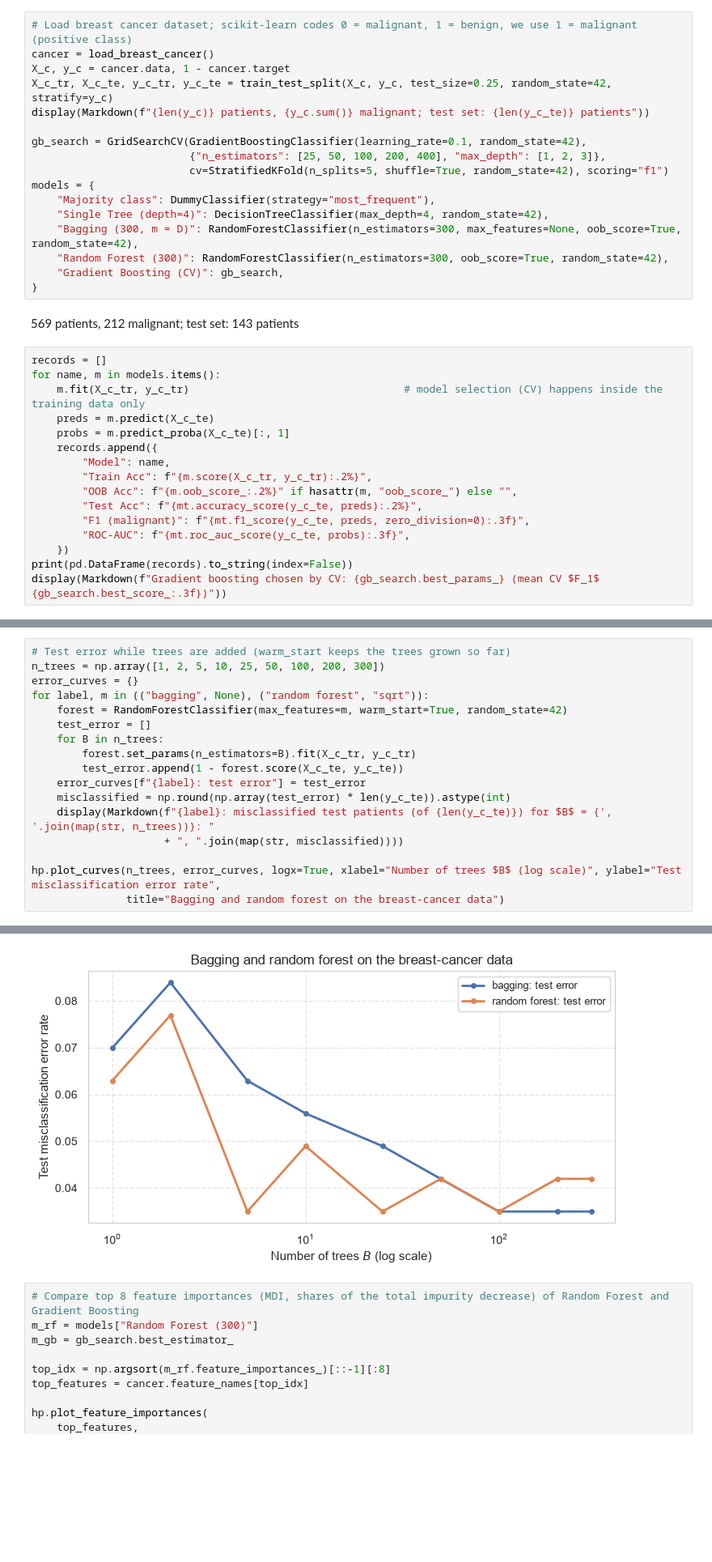
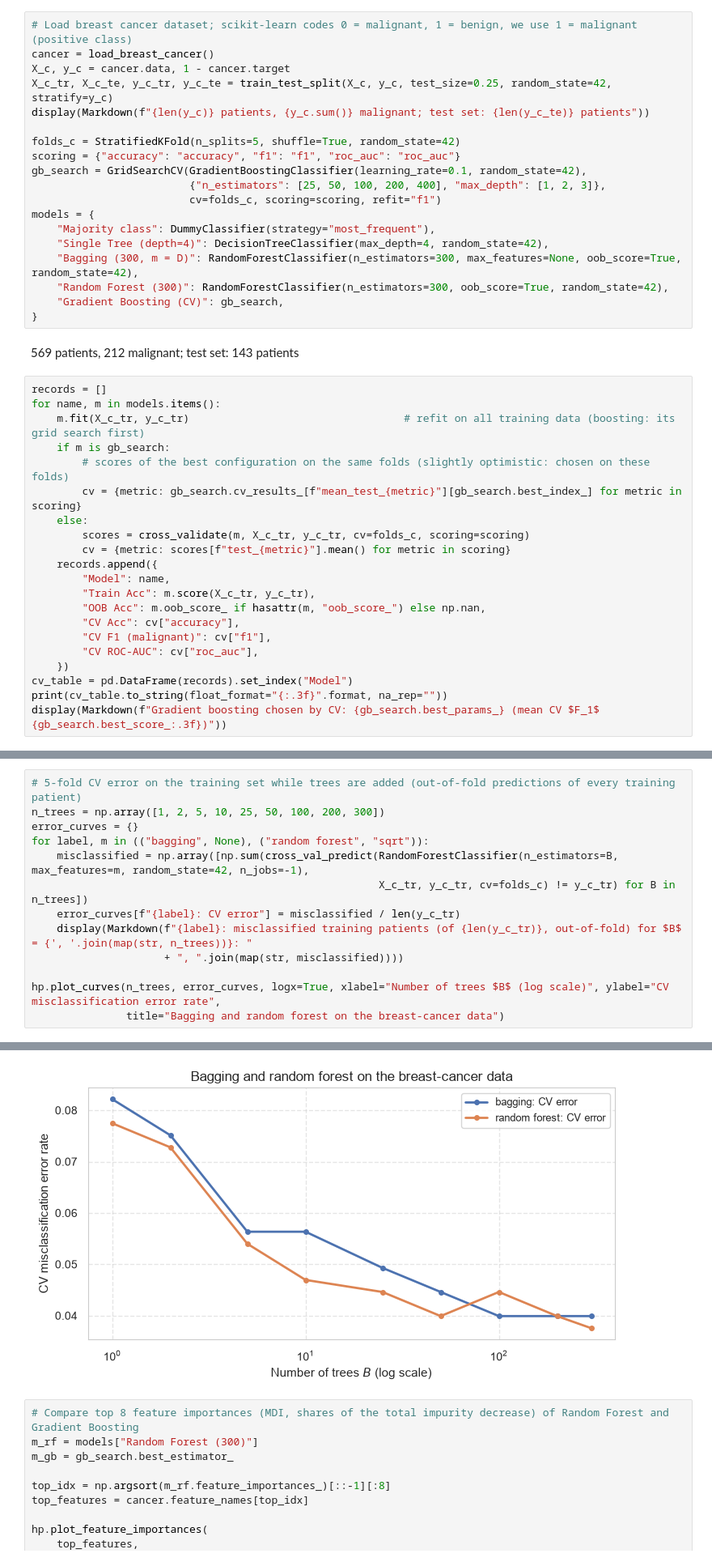
Before and after one commit to konstantin-schekotihin/dl_course, a Jupyter notebook: AI-ML/05_ensembles.ipynb, the cells around one changed output, grey strips where cells are left out. Shown at 81% size. Drawn from its saved outputs; the diff is of its cells as text; blank space fills up the shorter version.

Commit message:
AI-ML: separate training, validation and test data (selection, model comparison and overfitting on validation/CV, test once)

```diff
--- a/AI-ML/05_ensembles.ipynb
+++ b/AI-ML/05_ensembles.ipynb
@@ -397,9 +397,11 @@ X_c, y_c = cancer.data, 1 - cancer.target
 X_c_tr, X_c_te, y_c_tr, y_c_te = train_test_split(X_c, y_c, test_size=0.25, random_state=42, stratify=y_c)
 display(Markdown(f"{len(y_c)} patients, {y_c.sum()} malignant; test set: {len(y_c_te)} patients"))
 
+folds_c = StratifiedKFold(n_splits=5, shuffle=True, random_state=42)
+scoring = {"accuracy": "accuracy", "f1": "f1", "roc_auc": "roc_auc"}
 gb_search = GridSearchCV(GradientBoostingClassifier(learning_rate=0.1, random_state=42),
                          {"n_estimators": [25, 50, 100, 200, 400], "max_depth": [1, 2, 3]},
-                         cv=StratifiedKFold(n_splits=5, shuffle=True, random_state=42), scoring="f1")
+                         cv=folds_c, scoring=scoring, refit="f1")
 models = {
     "Majority class": DummyClassifier(strategy="most_frequent"),
     "Single Tree (depth=4)": DecisionTreeClassifier(max_depth=4, random_state=42),
@@ -412,17 +414,22 @@ models = {
 # %%
 records = []
 for name, m in models.items():
-    m.fit(X_c_tr, y_c_tr)                                  # model selection (CV) happens inside the training data only
-    preds = m.predict(X_c_te)
-    probs = m.predict_proba(X_c_te)[:, 1]
+    m.fit(X_c_tr, y_c_tr)                                  # refit on all training data (boosting: its grid search first)
+    if m is gb_search:
+        # scores of the best configuration on the same folds (slightly optimistic: chosen on these folds)
+        cv = {metric: gb_search.cv_results_[f"mean_test_{metric}"][gb_search.best_index_] for metric in scoring}
+    else:
+        scores = cross_validate(m, X_c_tr, y_c_tr, cv=folds_c, scoring=scoring)
+        cv = {metric: scores[f"test_{metric}"].mean() for metric in scoring}
     records.append({
         "Model": name,
-        "Train Acc": f"{m.score(X_c_tr, y_c_tr):.2%}",
-        "OOB Acc": f"{m.oob_score_:.2%}" if hasattr(m, "oob_score_") else "",
-        "Test Acc": f"{mt.accuracy_score(y_c_te, preds):.2%}",
-        "F1 (malignant)": f"{mt.f1_score(y_c_te, preds, zero_division=0):.3f}",
-        "ROC-AUC": f"{mt.roc_auc_score(y_c_te, probs):.3f}",
+        "Train Acc": m.score(X_c_tr, y_c_tr),
+        "OOB Acc": m.oob_score_ if hasattr(m, "oob_score_") else np.nan,
+        "CV Acc": cv["accuracy"],
+        "CV F1 (malignant)": cv["f1"],
+        "CV ROC-AUC": cv["roc_auc"],
     })
-print(pd.DataFrame(records).to_string(index=False))
+cv_table = pd.DataFrame(records).set_index("Model")
+print(cv_table.to_string(float_format="{:.3f}".format, na_rep=""))
 display(Markdown(f"Gradient boosting chosen by CV: {gb_search.best_params_} (mean CV $F_1$ {gb_search.best_score_:.3f})"))
 # %% [output]
@@ -442,18 +460,14 @@ Gradient boosting chosen by CV: {'max_depth': 1, 'n_estimators': 400} (mean CV $
 # %%
-# Test error while trees are added (warm_start keeps the trees grown so far)
+# 5-fold CV error on the training set while trees are added (out-of-fold predictions of every training patient)
 n_trees = np.array([1, 2, 5, 10, 25, 50, 100, 200, 300])
 error_curves = {}
 for label, m in (("bagging", None), ("random forest", "sqrt")):
-    forest = RandomForestClassifier(max_features=m, warm_start=True, random_state=42)
-    test_error = []
-    for B in n_trees:
-        forest.set_params(n_estimators=B).fit(X_c_tr, y_c_tr)
-        test_error.append(1 - forest.score(X_c_te, y_c_te))
-    error_curves[f"{label}: test error"] = test_error
-    misclassified = np.round(np.array(test_error) * len(y_c_te)).astype(int)
-    display(Markdown(f"{label}: misclassified test patients (of {len(y_c_te)}) for $B$ = {', '.join(map(str, n_trees))}: "
+    misclassified = np.array([np.sum(cross_val_predict(RandomForestClassifier(n_estimators=B, max_features=m, random_state=42, n_jobs=-1),
+                                                       X_c_tr, y_c_tr, cv=folds_c) != y_c_tr) for B in n_trees])
+    error_curves[f"{label}: CV error"] = misclassified / len(y_c_tr)
+    display(Markdown(f"{label}: misclassified training patients (of {len(y_c_tr)}, out-of-fold) for $B$ = {', '.join(map(str, n_trees))}: "
                      + ", ".join(map(str, misclassified))))
 
-hp.plot_curves(n_trees, error_curves, logx=True, xlabel="Number of trees $B$ (log scale)", ylabel="Test misclassification error rate",
+hp.plot_curves(n_trees, error_curves, logx=True, xlabel="Number of trees $B$ (log scale)", ylabel="CV misclassification error rate",
                title="Bagging and random forest on the breast-cancer data")
 # %% [output]
@@ -462,4 +476,4 @@ random forest: misclassified test patients (of 143) for $B$ = 1, 2, 5, 10, 25, 5
-[figure, old version]
+[figure, new version]
 # %%
 # Compare top 8 feature importances (MDI, shares of the total impurity decrease) of Random Forest and Gradient Boosting
 m_rf = models["Random Forest (300)"]
```
Also changed, not shown: parts of 17 cells of this notebook, 9 other files.
